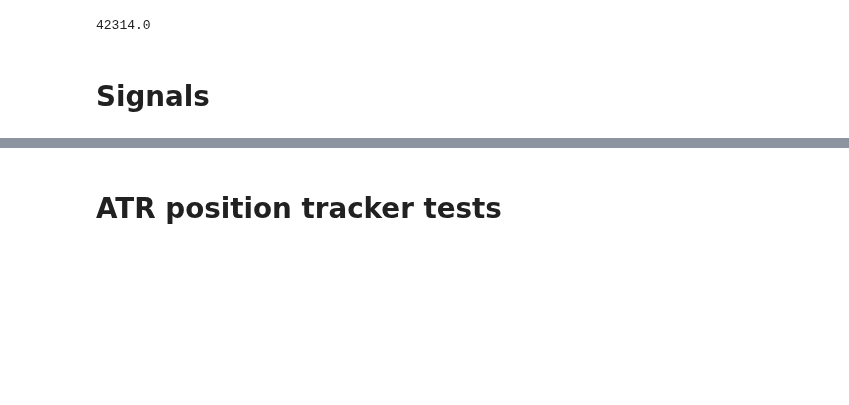
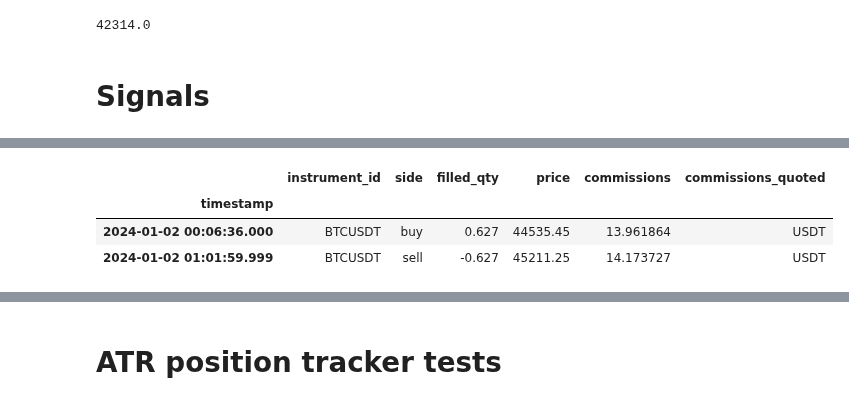
Before and after one commit to dmarienko/Qubx, a Jupyter notebook: experiments/8.0 Stop Orders Simulation.ipynb, the cells around one changed output, grey strips where cells are left out. Cells and saved outputs as stored; diff of their text form; code cells hidden in the pictures; blank space fills up the shorter version.

```diff
--- a/experiments/8.0 Stop Orders Simulation.ipynb
+++ b/experiments/8.0 Stop Orders Simulation.ipynb
@@ -167,0 +172,7 @@ ohlc
+# %%
+result[0].executions_log
+# %% [output]
+|  | instrument_id | side | filled_qty | price | commissions | commissions_quoted |
+| timestamp |  |  |  |  |  |  |
+| 2024-01-02 00:06:36.000 | BTCUSDT | buy | 0.627 | 44535.45 | 13.961864 | USDT |
+| 2024-01-02 01:01:59.999 | BTCUSDT | sell | -0.627 | 45211.25 | 14.173727 | USDT |
```
Also changed, not shown: parts of 7 cells of this notebook, 1 other file.
